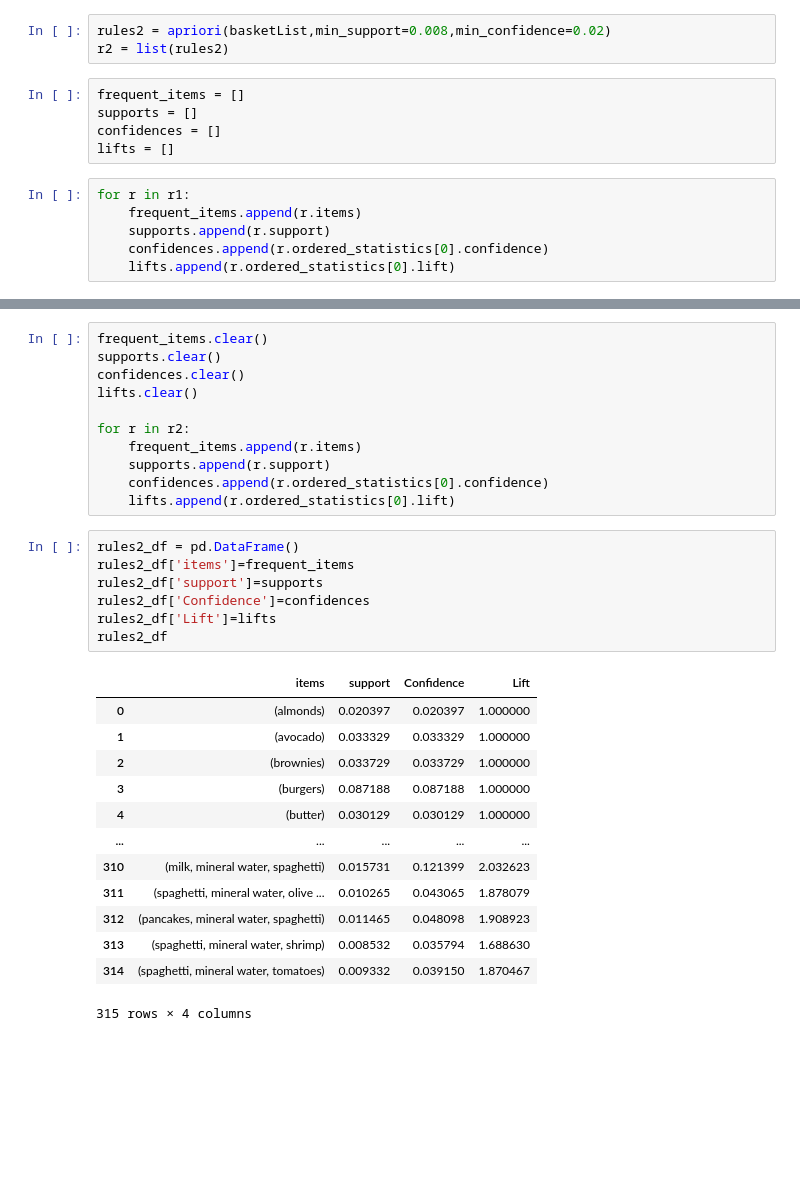
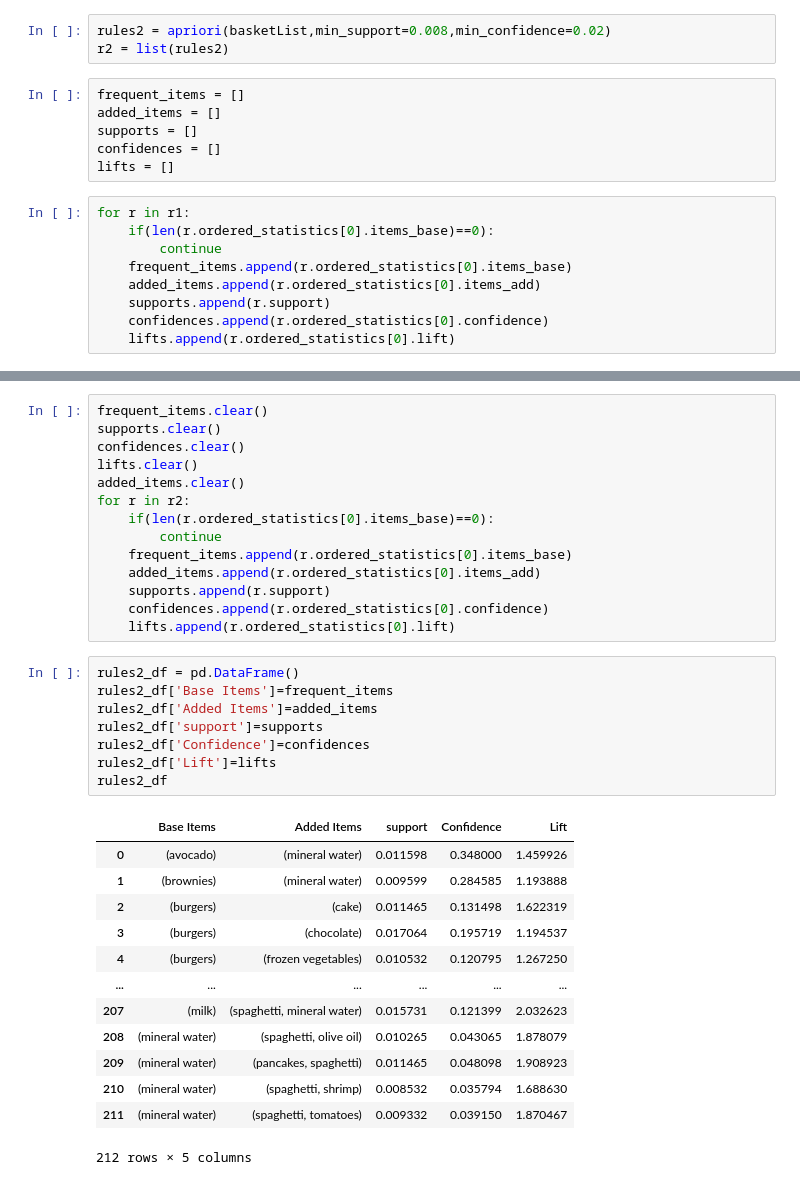
Before and after one commit to Neevs1/ML-practicals, a Jupyter notebook: Assignment 5/Assignment 5.ipynb, the cells around one changed output, grey strips where cells are left out. Saved outputs shown, nothing was run; the diff lists cells and outputs as text; blank space fills up the shorter version.

```diff
--- a/Assignment 5/Assignment 5.ipynb
+++ b/Assignment 5/Assignment 5.ipynb
@@ -74,12 +93,16 @@ rules2 = apriori(basketList,min_support=0.008,min_confidence=0.02)
 r2 = list(rules2)
 # %%
 frequent_items = []
+added_items = []
 supports = []
 confidences = []
 lifts = []
 # %%
 for r in r1:
-    frequent_items.append(r.items)
+    if(len(r.ordered_statistics[0].items_base)==0):
+        continue
+    frequent_items.append(r.ordered_statistics[0].items_base)
+    added_items.append(r.ordered_statistics[0].items_add)
     supports.append(r.support)
     confidences.append(r.ordered_statistics[0].confidence)
     lifts.append(r.ordered_statistics[0].lift)
@@ -125,30 +149,34 @@ frequent_items.clear()
 supports.clear()
 confidences.clear()
 lifts.clear()
-
+added_items.clear()
 for r in r2:
-    frequent_items.append(r.items)
+    if(len(r.ordered_statistics[0].items_base)==0):
+        continue
+    frequent_items.append(r.ordered_statistics[0].items_base)
+    added_items.append(r.ordered_statistics[0].items_add)
     supports.append(r.support)
     confidences.append(r.ordered_statistics[0].confidence)
     lifts.append(r.ordered_statistics[0].lift)
 # %%
 rules2_df = pd.DataFrame()
-rules2_df['items']=frequent_items
+rules2_df['Base Items']=frequent_items
+rules2_df['Added Items']=added_items
 rules2_df['support']=supports
 rules2_df['Confidence']=confidences
 rules2_df['Lift']=lifts
 rules2_df
 # %% [output]
-|  | items | support | Confidence | Lift |
-| 0 | (almonds) | 0.020397 | 0.020397 | 1.000000 |
-| 1 | (avocado) | 0.033329 | 0.033329 | 1.000000 |
-| 2 | (brownies) | 0.033729 | 0.033729 | 1.000000 |
-| 3 | (burgers) | 0.087188 | 0.087188 | 1.000000 |
-| 4 | (butter) | 0.030129 | 0.030129 | 1.000000 |
-| ... | ... | ... | ... | ... |
-| 310 | (milk, mineral water, spaghetti) | 0.015731 | 0.121399 | 2.032623 |
-| 311 | (spaghetti, mineral water, olive ... | 0.010265 | 0.043065 | 1.878079 |
-| 312 | (pancakes, mineral water, spaghetti) | 0.011465 | 0.048098 | 1.908923 |
-| 313 | (spaghetti, mineral water, shrimp) | 0.008532 | 0.035794 | 1.688630 |
-| 314 | (spaghetti, mineral water, tomatoes) | 0.009332 | 0.039150 | 1.870467 |
+|  | Base Items | Added Items | support | Confidence | Lift |
+| 0 | (avocado) | (mineral water) | 0.011598 | 0.348000 | 1.459926 |
+| 1 | (brownies) | (mineral water) | 0.009599 | 0.284585 | 1.193888 |
+| 2 | (burgers) | (cake) | 0.011465 | 0.131498 | 1.622319 |
+| 3 | (burgers) | (chocolate) | 0.017064 | 0.195719 | 1.194537 |
+| 4 | (burgers) | (frozen vegetables) | 0.010532 | 0.120795 | 1.267250 |
+| ... | ... | ... | ... | ... | ... |
+| 207 | (milk) | (spaghetti, mineral water) | 0.015731 | 0.121399 | 2.032623 |
+| 208 | (mineral water) | (spaghetti, olive oil) | 0.010265 | 0.043065 | 1.878079 |
+| 209 | (mineral water) | (pancakes, spaghetti) | 0.011465 | 0.048098 | 1.908923 |
+| 210 | (mineral water) | (spaghetti, shrimp) | 0.008532 | 0.035794 | 1.688630 |
+| 211 | (mineral water) | (spaghetti, tomatoes) | 0.009332 | 0.039150 | 1.870467 |
-315 rows × 4 columns
+212 rows × 5 columns
```
Also changed, not shown: parts of 3 cells of this notebook.
